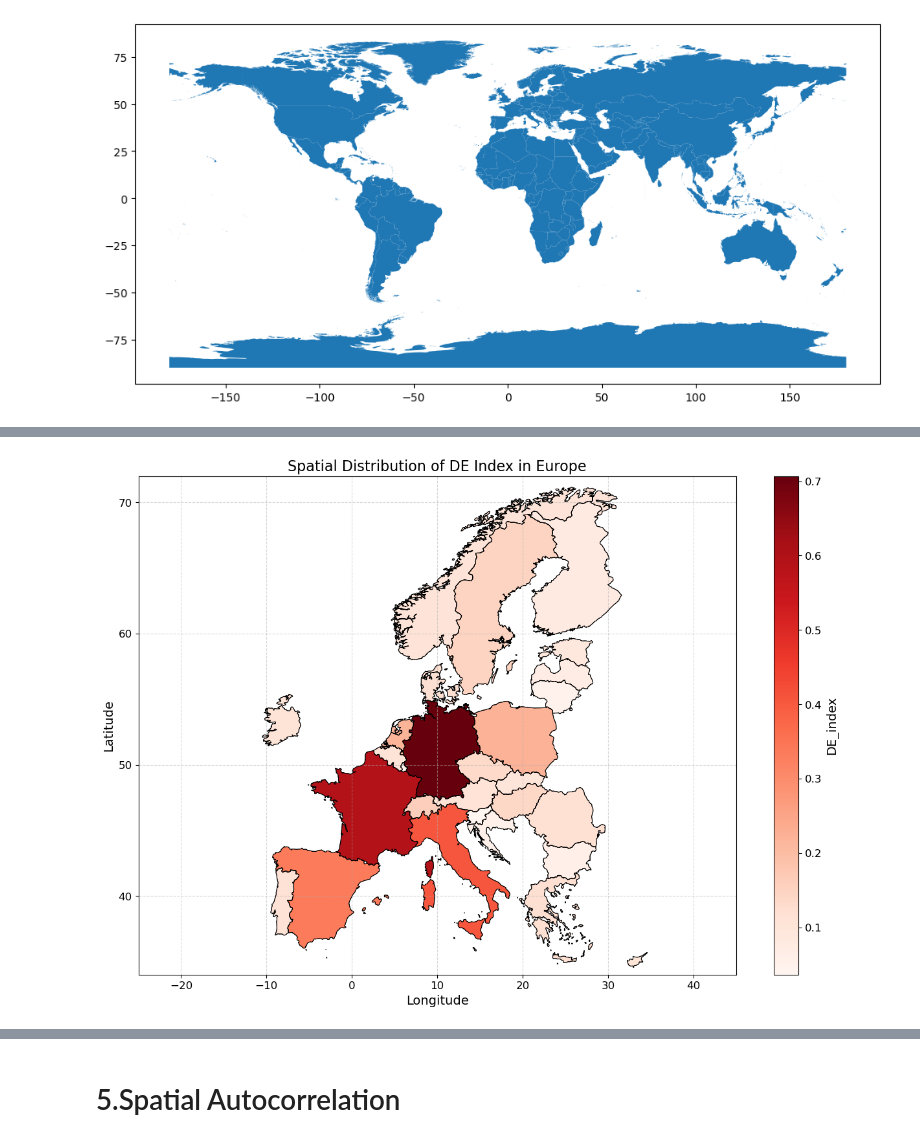
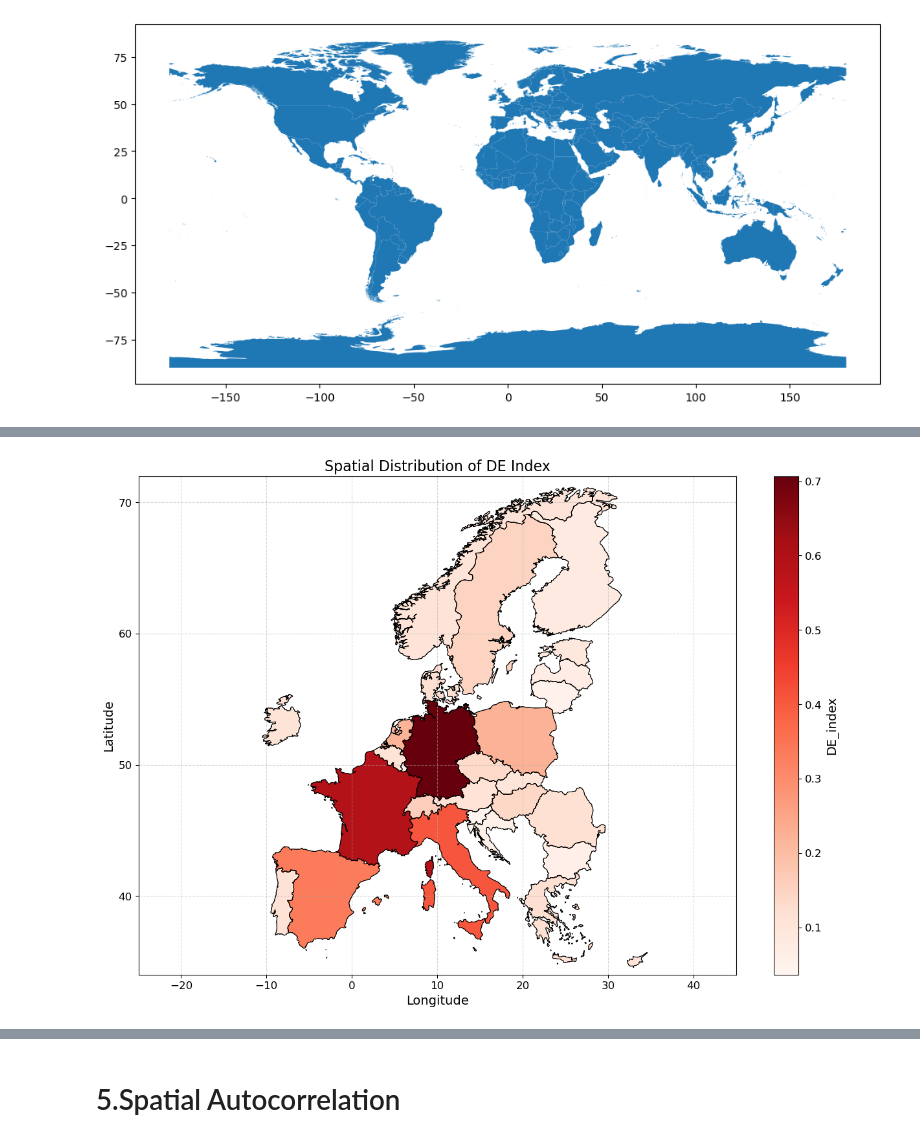
Before and after one commit to HumphreyHZ/CASA0004, a Jupyter notebook: Code.ipynb, the cells around one changed output, grey strips where cells are left out. Saved outputs shown, nothing was run; the diff lists cells and outputs as text; code cells hidden in the pictures.

```diff
--- a/Code.ipynb
+++ b/Code.ipynb
@@ -466,6 +472,7 @@ def plot_map(column, title, cmap='Blues'):
     ax.yaxis.set_major_locator(mticker.MultipleLocator(10))
     ax.grid(True, linestyle='--', alpha=0.5)
     plt.show()
+    return fig
 # %%
 print(gdf.columns)
 # %% [output]
@@ -508,10 +509,0 @@ plot_map('GWR_slope_significant', 'Spatial Distribution of Significant GWR Slope
-# %%
-'''
-# Add GWR slope to Europe GeoDataFrame
-gdf['GWR_slope'] = results.params[:, 1]
-average_slope = gdf.groupby('ISO3')['GWR_slope'].mean()
-europe['GWR_slope'] = average_slope
-
-# Plot GWR_slope using a detailed color scale
-plot_map('GWR_slope', 'Spatial Distribution of GWR Slope (DE_index) in Europe', cmap='Greens')
-'''
@@ -519,0 +510,13 @@ plot_map('GWR_slope', 'Spatial Distribution of GWR Slope (DE_index) in Europe',
+# %%
+# Step 3: Filter out regions where the slope is not significant at the 0.05 level
+# Only keep regions where p_value < 0.05
+significant_gdf = gdf[gdf['p_value'] < 0.10]
+
+# Optional: Calculate the average slope for significant regions
+average_slope_significant = significant_gdf.groupby('ISO3')['GWR_slope'].mean()
+europe['GWR_slope_significant'] = average_slope_significant
+
+# Step 4: Plot only the significant regions
+# Assuming 'plot_map' is your custom function for plotting
+fig = plot_map('GWR_slope_significant', 'Spatial Distribution of Significant GWR Slope (DE_index), p<0.10', cmap='Greens')
+fig.savefig('GWR2.png', dpi=300, bbox_inches='tight')
@@ -577,12 +554,14 @@ GeoDataFrame columns: Index(['country', 'ISO3', 'year', 'broadband', 'telephone'
 # %%
 # Calculate the average DE_index for each country
 average_de_index = gdf.groupby('ISO3')['DE_index'].mean()
 europe['DE_index'] = average_de_index
 
 # Plot DE_index using a detailed color scale
-plot_map('DE_index', 'Spatial Distribution of DE Index in Europe', cmap='Reds')
+
+fig = plot_map('DE_index', 'Spatial Distribution of DE Index', cmap='Reds')
+fig.savefig('DE.png', dpi=300, bbox_inches='tight')
 # %% [output]
-[figure, old version]
+[figure, new version]
 # %%
 # Calculate the average Innovation_index for each country
 average_innovation = gdf.groupby('ISO3')['Innovation_index'].mean()
```
Also changed, not shown: parts of 25 cells of this notebook, 1 other file.
